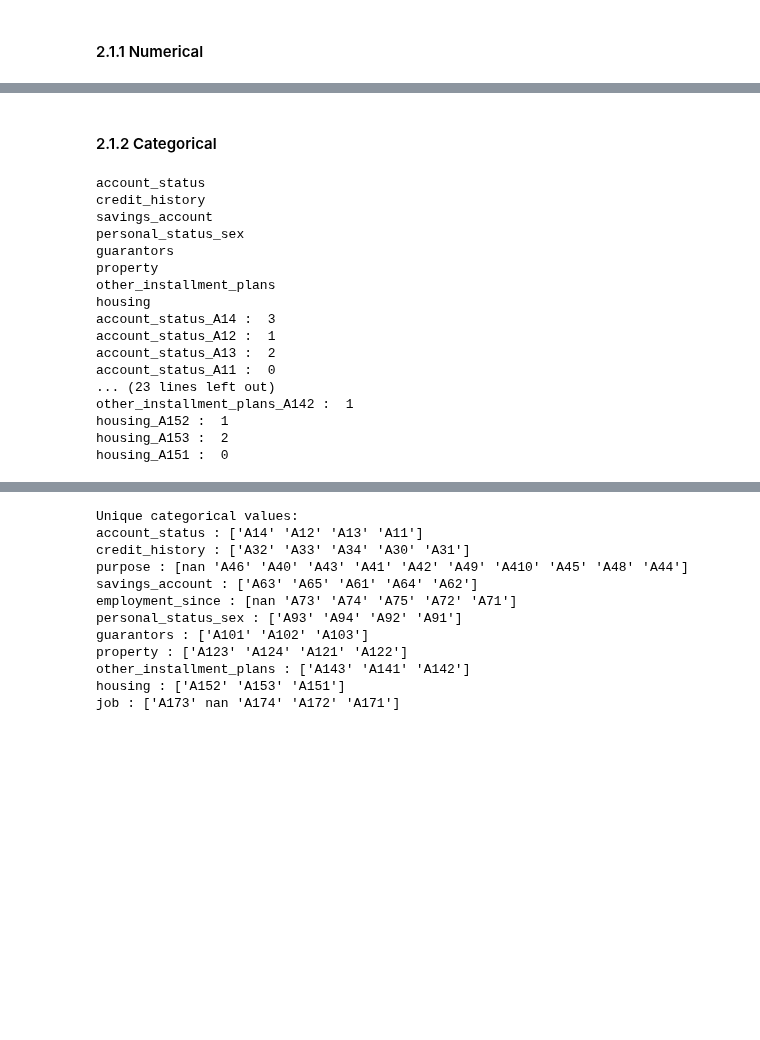
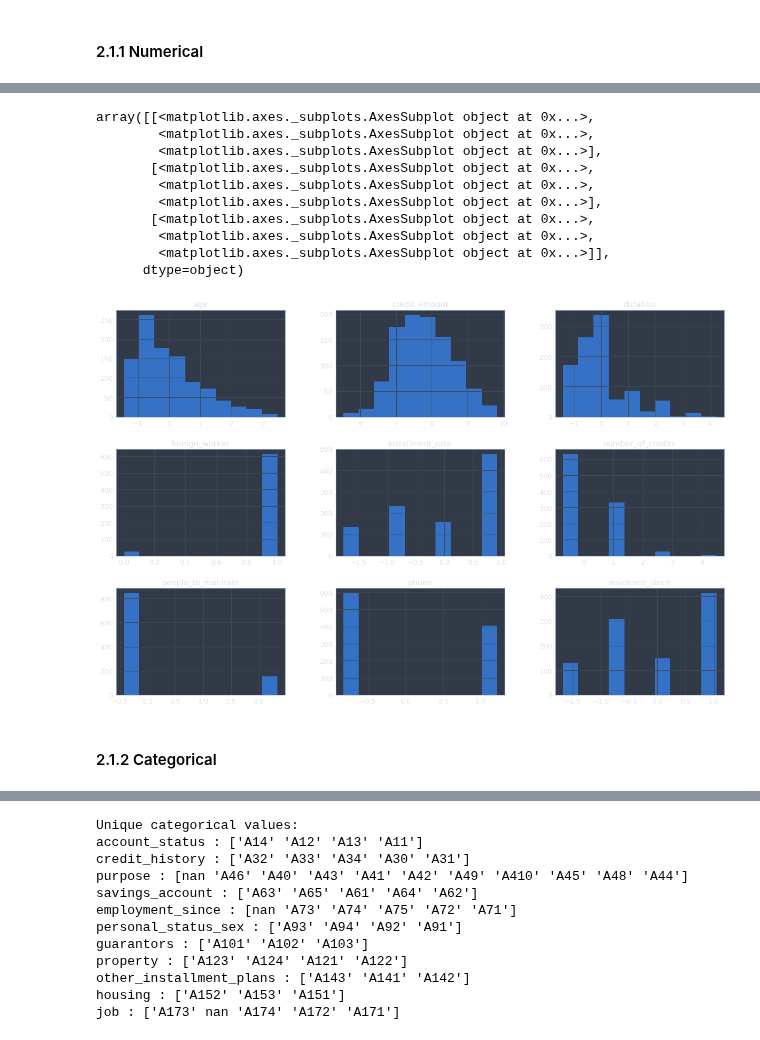
Before and after one commit to alyonavyshnevska/intelligent_data_analysis, a Jupyter notebook: Final_Project/FinalProject.ipynb, the cells around one changed output, grey strips where cells are left out. Saved outputs shown, nothing was run; the diff lists cells and outputs as text; code cells hidden in the pictures; blank space fills up the shorter version.

```diff
--- a/Final_Project/FinalProject.ipynb
+++ b/Final_Project/FinalProject.ipynb
@@ -291,3 +289,17 @@ df_X_normalized.head()
+# %%
+df.hist(figsize = (20,13))
+# %% [output]
+array([[<matplotlib.axes._subplots.AxesSubplot object at 0x...>,
+        <matplotlib.axes._subplots.AxesSubplot object at 0x...>,
+        <matplotlib.axes._subplots.AxesSubplot object at 0x...>],
+       [<matplotlib.axes._subplots.AxesSubplot object at 0x...>,
+        <matplotlib.axes._subplots.AxesSubplot object at 0x...>,
+        <matplotlib.axes._subplots.AxesSubplot object at 0x...>],
+       [<matplotlib.axes._subplots.AxesSubplot object at 0x...>,
+        <matplotlib.axes._subplots.AxesSubplot object at 0x...>,
+        <matplotlib.axes._subplots.AxesSubplot object at 0x...>]],
+      dtype=object)
+[figure, added]
 # %% [markdown]
 #### 2.1.2 Categorical
 # %%
@@ -321,23 +306,0 @@ def str_to_num(df):
-# %%
-df_X_enc, df_X_enc_dict = str_to_num(df_X)
-df_X_enc
-for k,v in df_X_enc_dict.items():
-    print(k, ': ', v)
-# %% [output]
-account_status
-credit_history
-savings_account
-personal_status_sex
-guarantors
-property
-other_installment_plans
-housing
-account_status_A14 :  3
-account_status_A12 :  1
-account_status_A13 :  2
-account_status_A11 :  0
-... (23 lines left out)
-other_installment_plans_A142 :  1
-housing_A152 :  1
-housing_A153 :  2
-housing_A151 :  0
```
Also changed, not shown: parts of 39 cells of this notebook.
